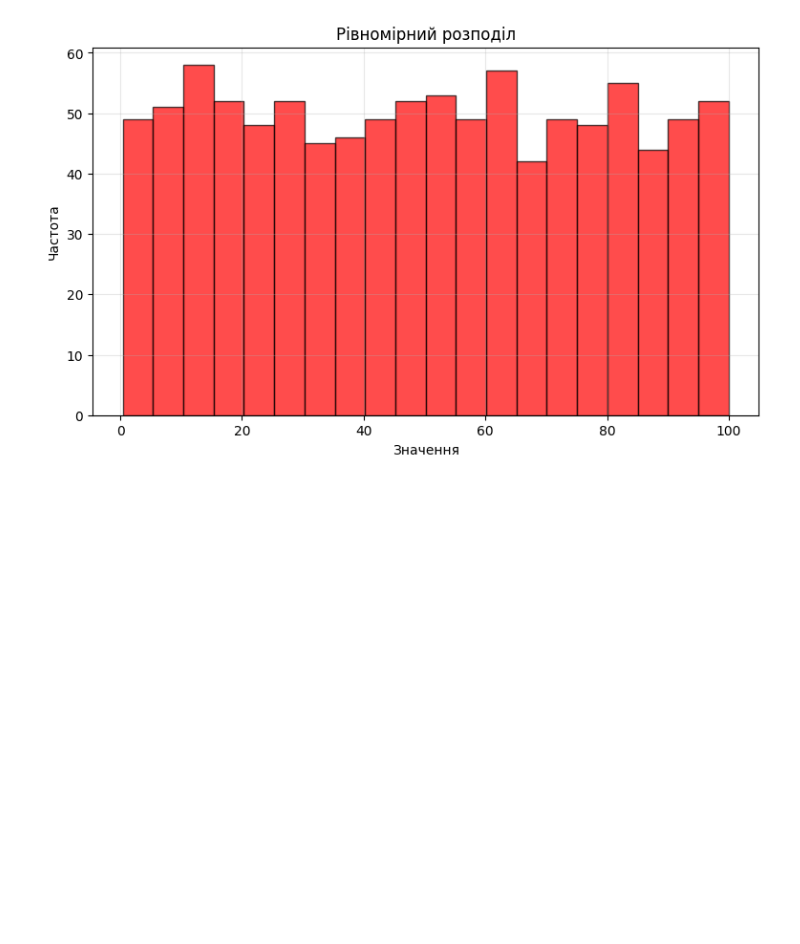
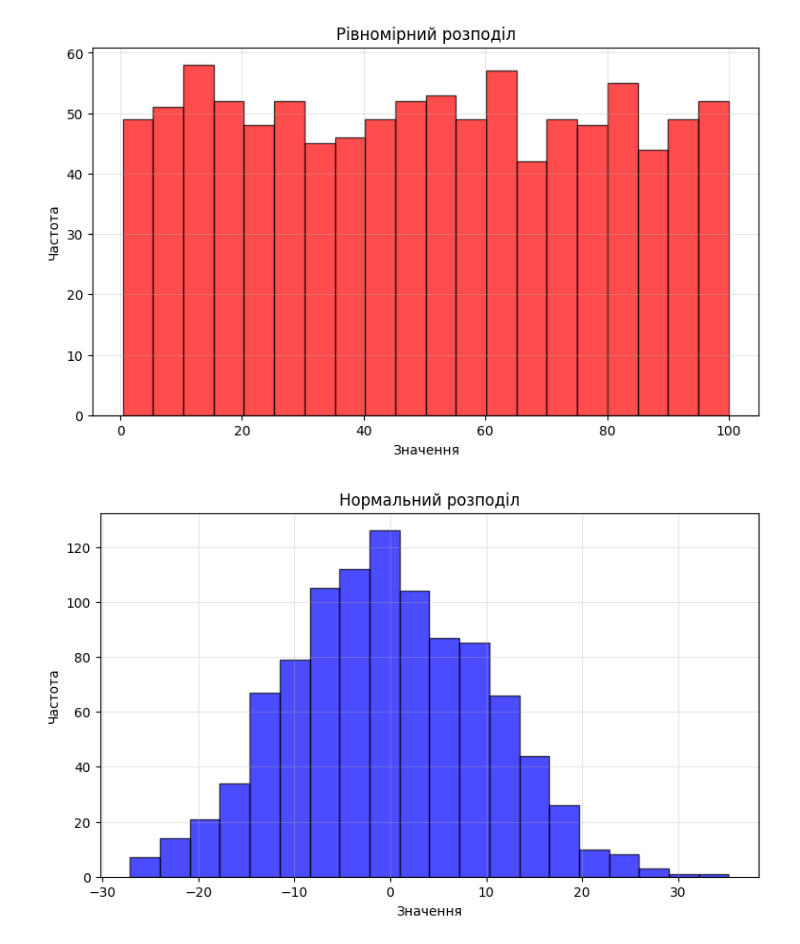
Before and after one commit to DearDarlin/sales, a Jupyter notebook: sales_analysis.ipynb, the cells around one changed output. Saved outputs shown, nothing was run; the diff lists cells and outputs as text; code cells hidden in the pictures; blank space fills up the shorter version.

Commit message:
normal

```diff
--- a/sales_analysis.ipynb
+++ b/sales_analysis.ipynb
@@ -325,3 +325,15 @@ plt.grid(alpha=0.3)
 plt.show()
 # %% [output]
 [figure]
+# %%
+normal = np.random.normal(loc=0, scale=10, size=1000)
+
+plt.figure(figsize=(9,5))
+plt.hist(normal, bins=20, color='blue', edgecolor='black', alpha=0.7)
+plt.title('Нормальний розподіл')
+plt.xlabel('Значення')
+plt.ylabel('Частота')
+plt.grid(alpha=0.3)
+plt.show()
+# %% [output]
+[figure, added]
```
